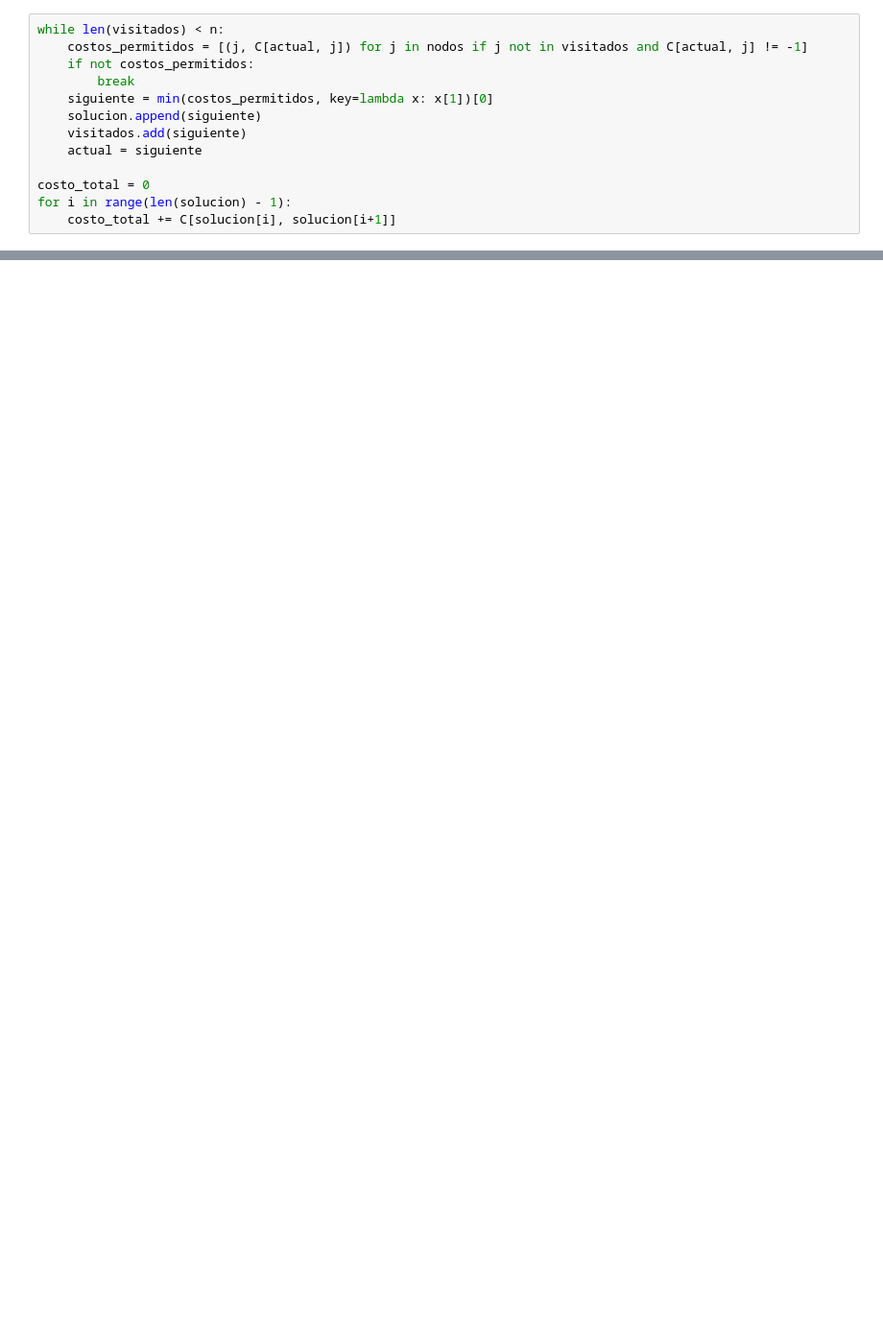
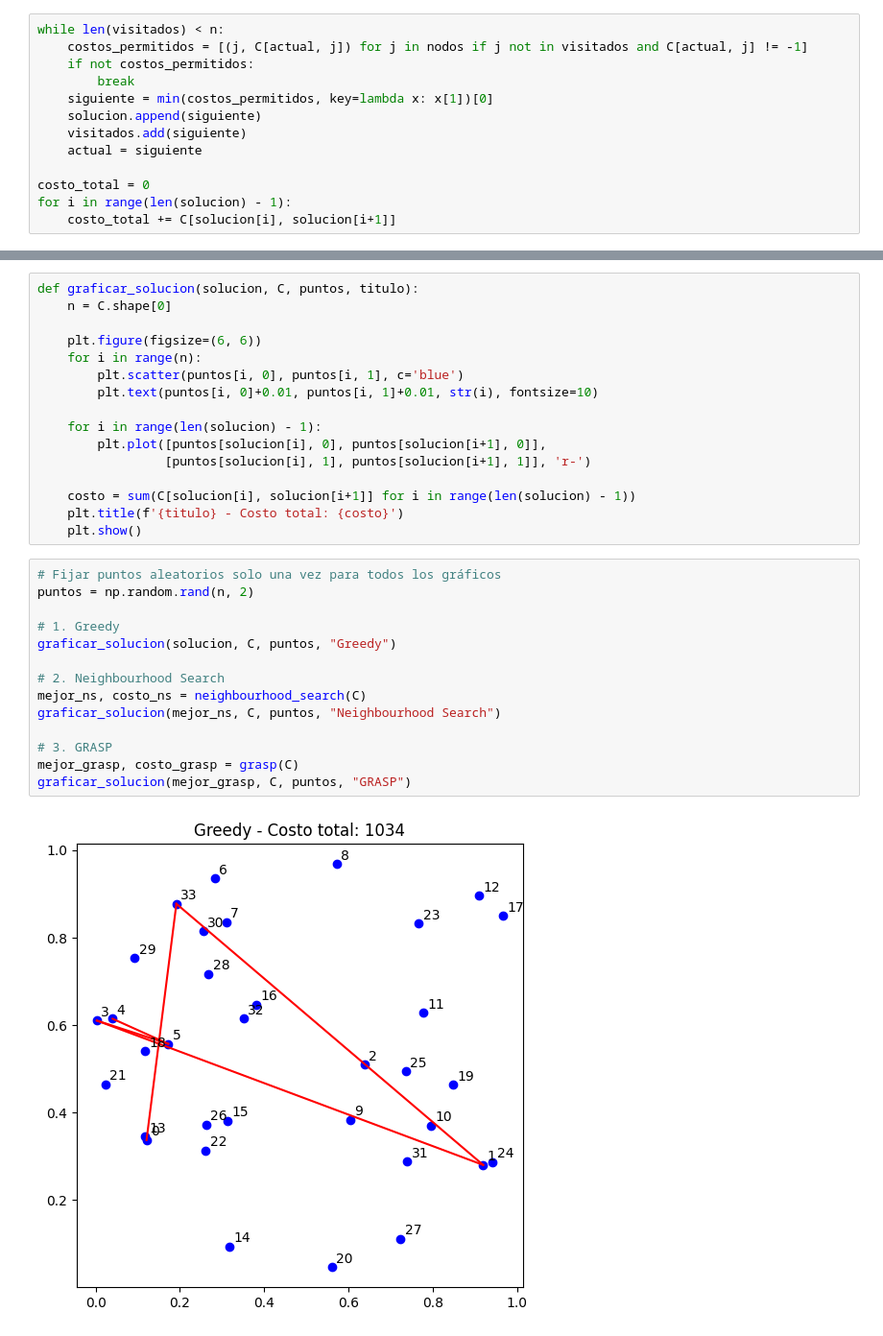
Before and after one commit to s7n5c4n/CATSSP, a Jupyter notebook: CATSSP/a.ipynb, the cells around one changed output, grey strips where cells are left out. Shown at 96% size. Cells and saved outputs as stored; diff of their text form; blank space fills up the shorter version.

```diff
--- a/CATSSP/a.ipynb
+++ b/CATSSP/a.ipynb
@@ -64,0 +151,32 @@ print(f"Costo total de la solución heurística: {costo_total}")
+# %%
+def graficar_solucion(solucion, C, puntos, titulo):
+    n = C.shape[0]
+
+    plt.figure(figsize=(6, 6))
+    for i in range(n):
+        plt.scatter(puntos[i, 0], puntos[i, 1], c='blue')
+        plt.text(puntos[i, 0]+0.01, puntos[i, 1]+0.01, str(i), fontsize=10)
+
+    for i in range(len(solucion) - 1):
+        plt.plot([puntos[solucion[i], 0], puntos[solucion[i+1], 0]],
+                 [puntos[solucion[i], 1], puntos[solucion[i+1], 1]], 'r-')
+
+    costo = sum(C[solucion[i], solucion[i+1]] for i in range(len(solucion) - 1))
+    plt.title(f'{titulo} - Costo total: {costo}')
+    plt.show()
+# %%
+# Fijar puntos aleatorios solo una vez para todos los gráficos
+puntos = np.random.rand(n, 2)
+
+# 1. Greedy
+graficar_solucion(solucion, C, puntos, "Greedy")
+
+# 2. Neighbourhood Search
+mejor_ns, costo_ns = neighbourhood_search(C)
+graficar_solucion(mejor_ns, C, puntos, "Neighbourhood Search")
+
+# 3. GRASP
+mejor_grasp, costo_grasp = grasp(C)
+graficar_solucion(mejor_grasp, C, puntos, "GRASP")
+# %% [output]
+[figure, added]
```
Also changed, not shown: parts of 6 cells of this notebook.
